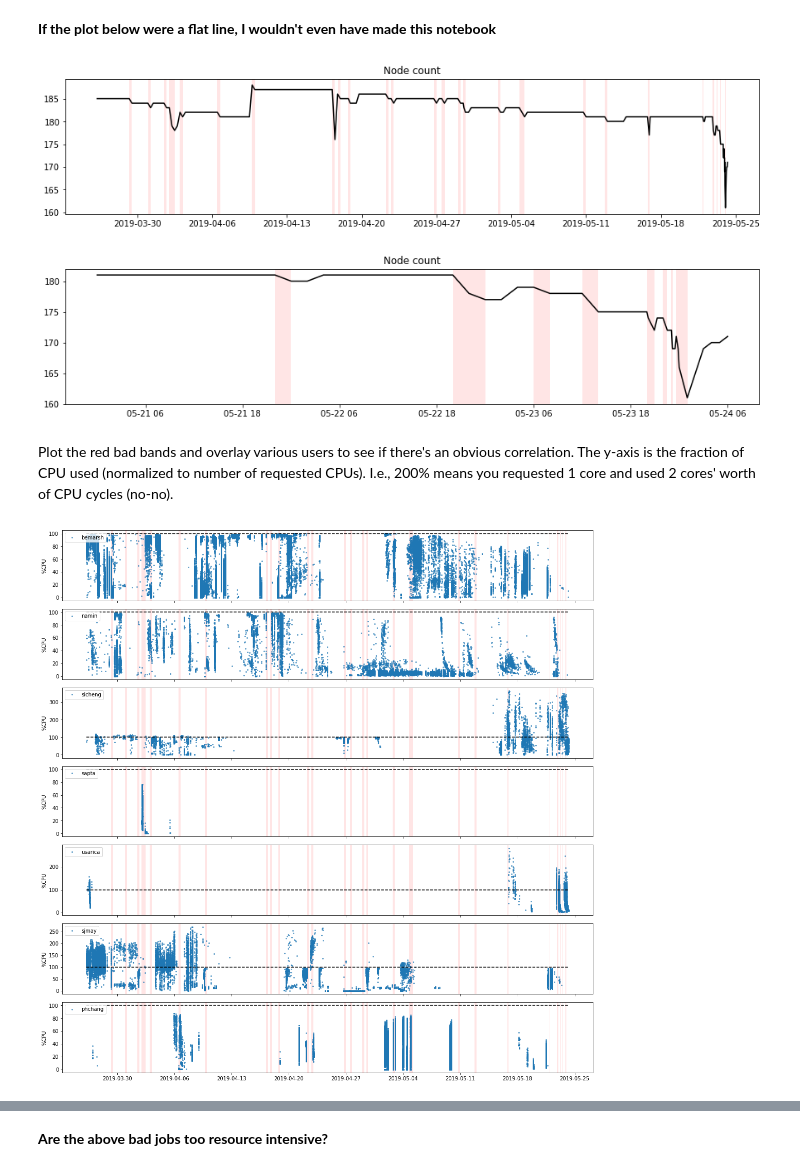
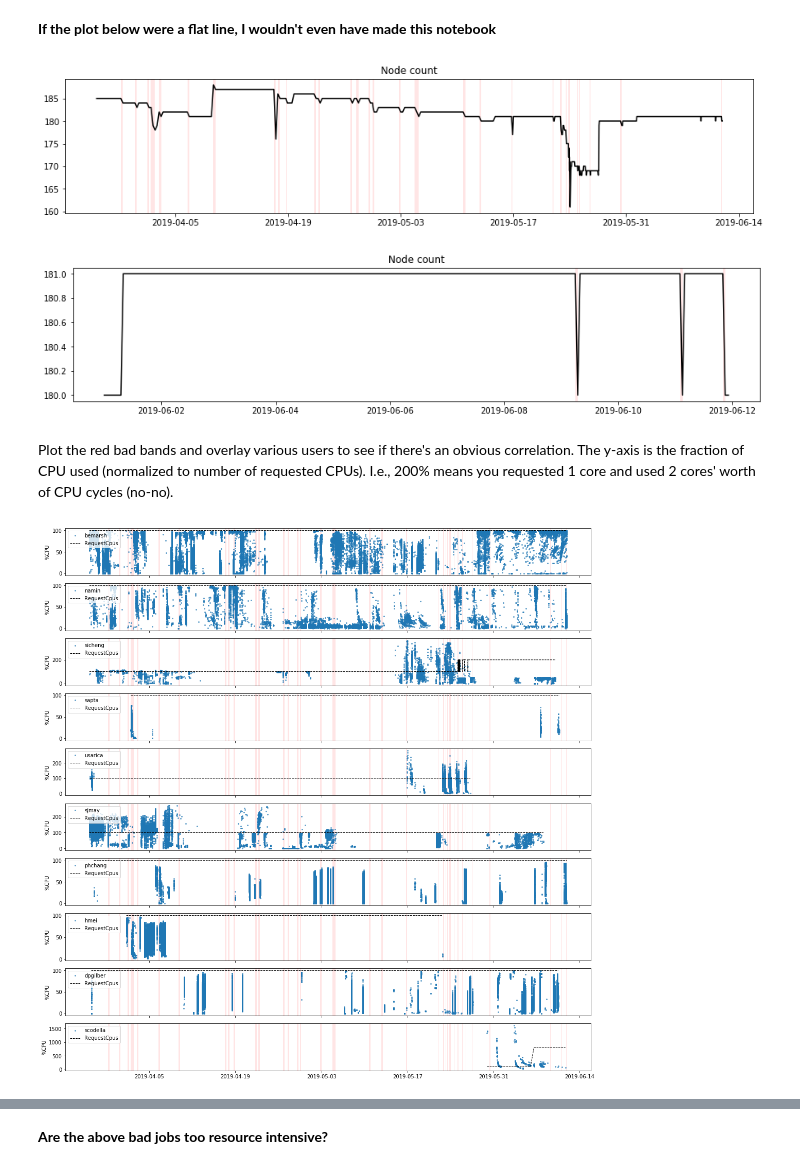
Before and after one commit to aminnj/miscnotebooks, a Jupyter notebook: uaf/analyze_hadoop_condor.ipynb, the cells around one changed output, grey strips where cells are left out. Cells and saved outputs as stored; diff of their text form; code cells hidden in the pictures.

```diff
--- a/uaf/analyze_hadoop_condor.ipynb
+++ b/uaf/analyze_hadoop_condor.ipynb
@@ -41,6 +41,15 @@ def get_condor_df():
         except: continue
         dfs.append(df)
     df = pd.concat(dfs).reset_index()
+    k = [
+        "LastJobStatus","ExitCode","ExitStatus","JobStatus",
+        "Owner","User","MATCH_GLIDEIN_Site",
+        "MATCH_EXP_JOB_GLIDEIN_SiteWMS_Slot","User",
+    ]
+    df[k] = df[k].astype("category")
+    k = ["JobRunCount","NumJobStarts"]
+    df[k] = df[k].fillna(0).astype("uint16")
+    df = df.drop(["BytesRecvd","BytesSent","ExecutableSize_RAW"],axis=1)
     df.to_pickle(pkl_fname)
     return df
 # %% [markdown]
@@ -218,30 +215,31 @@ def plot_range(df):
     ax.set_title("Node count");
 plot_range(df_hadoop)
 # Zoom in more
-plot_range(df_hadoop[(df_hadoop.date.dt.month >= 5) & (df_hadoop.date.dt.day >= 21)])
+plot_range(df_hadoop[(df_hadoop.date.dt.month >= 6) & (df_hadoop.date.dt.day >= 1)])
 # %% [output]
-[figure, old version]
+[figure, new version]
-[figure, old version]
+[figure, new version]
 # %% [markdown]
 Plot the red bad bands and overlay various users to see if there's an obvious correlation.
 The y-axis is the fraction of CPU used (normalized to number of requested CPUs). I.e., 200% means you requested 1 core and used 2 cores' worth of CPU cycles (no-no).
 # %%
-def plot_users():
-    fig,axs = plt.subplots(7,1,figsize=(15,15),sharex=True,constrained_layout=True)
-    ax = axs[0]
+def plot_users_cpu():
+    users = ["bemarsh","namin","sicheng","sapta","usarica","sjmay","phchang","hmei","dpgilber","scodella"]
+    fig,axs = plt.subplots(len(users),1,figsize=(15,15),sharex=True,constrained_layout=True)
     for user,ax in zip(
-        ["bemarsh","namin","sicheng","sapta","usarica","sjmay","phchang"],
+        users,
         axs.flat,
     ):
         decreasing_idxs = df_hadoop.date[df_hadoop.nhosts.diff()<0].index.values
         for didx in decreasing_idxs:
             ax.axvspan(df_hadoop.date[didx-1],df_hadoop.date[didx],alpha=0.1,color="r",lw=0)
         df = df_condor[(df_condor.user==user) & (df_condor.CompletionDate >= df_hadoop.date.min())]
         df = df.sort_values("CompletionDate")
         ax.plot_date(df.CompletionDate,df.fcpu*100,fmt="o",ms=2,label=user,alpha=0.6);
-        ax.plot_date([df_hadoop.date.min(),df_hadoop.date.max()],[100,100],fmt="--",color="k")
+        ax.plot_date(df.CompletionDate,df.RequestCpus*100.,fmt="--",ms=0,lw=1.0,color="k",alpha=1.0);
+#         ax.plot_date([df_hadoop.date.min(),df_hadoop.date.max()],[100,100],fmt="--",color="k")
         ax.set_ylabel("%CPU")
         ax.legend(loc="upper left")
-plot_users()
+plot_users_cpu()
 # %% [output]
-[figure, old version]
+[figure, new version]
```
Also changed, not shown: parts of 37 cells of this notebook, 19 other files.
